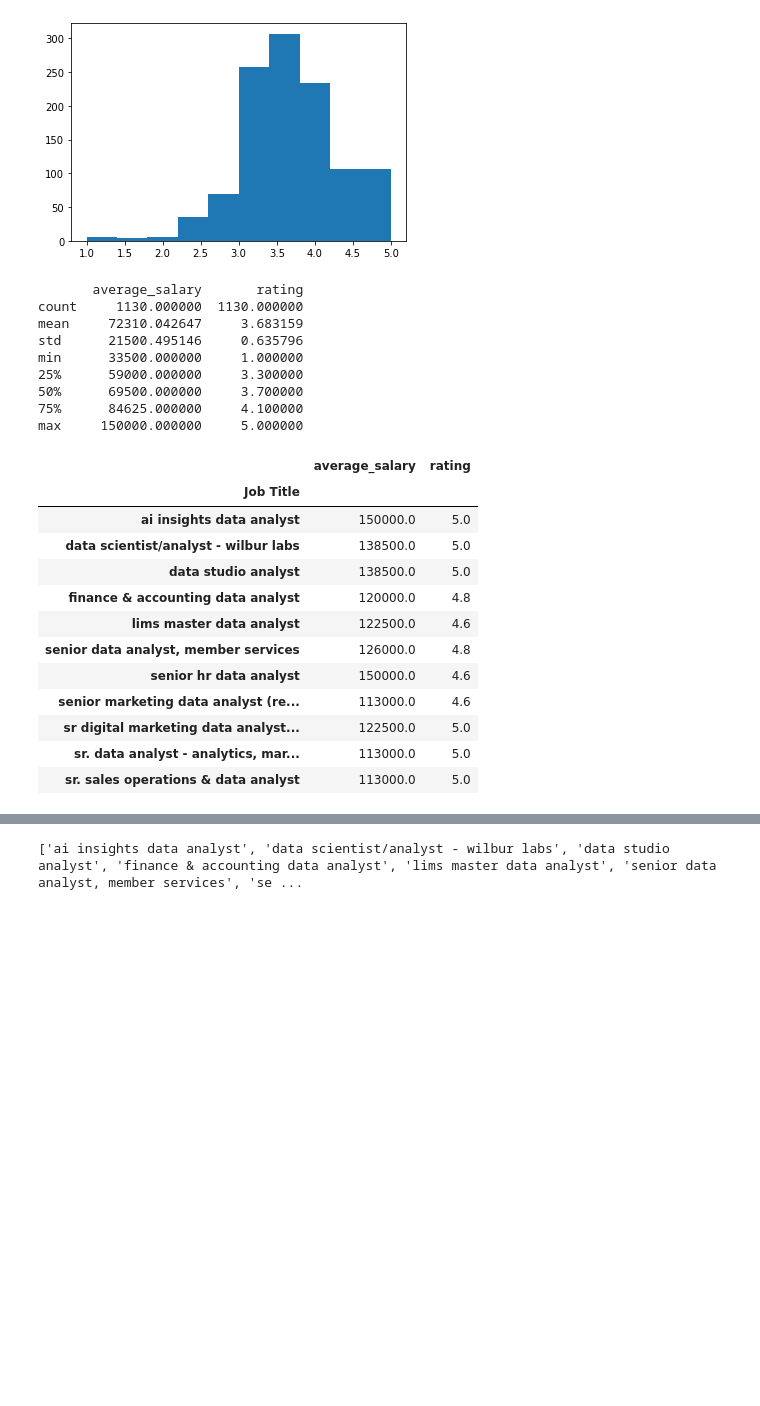
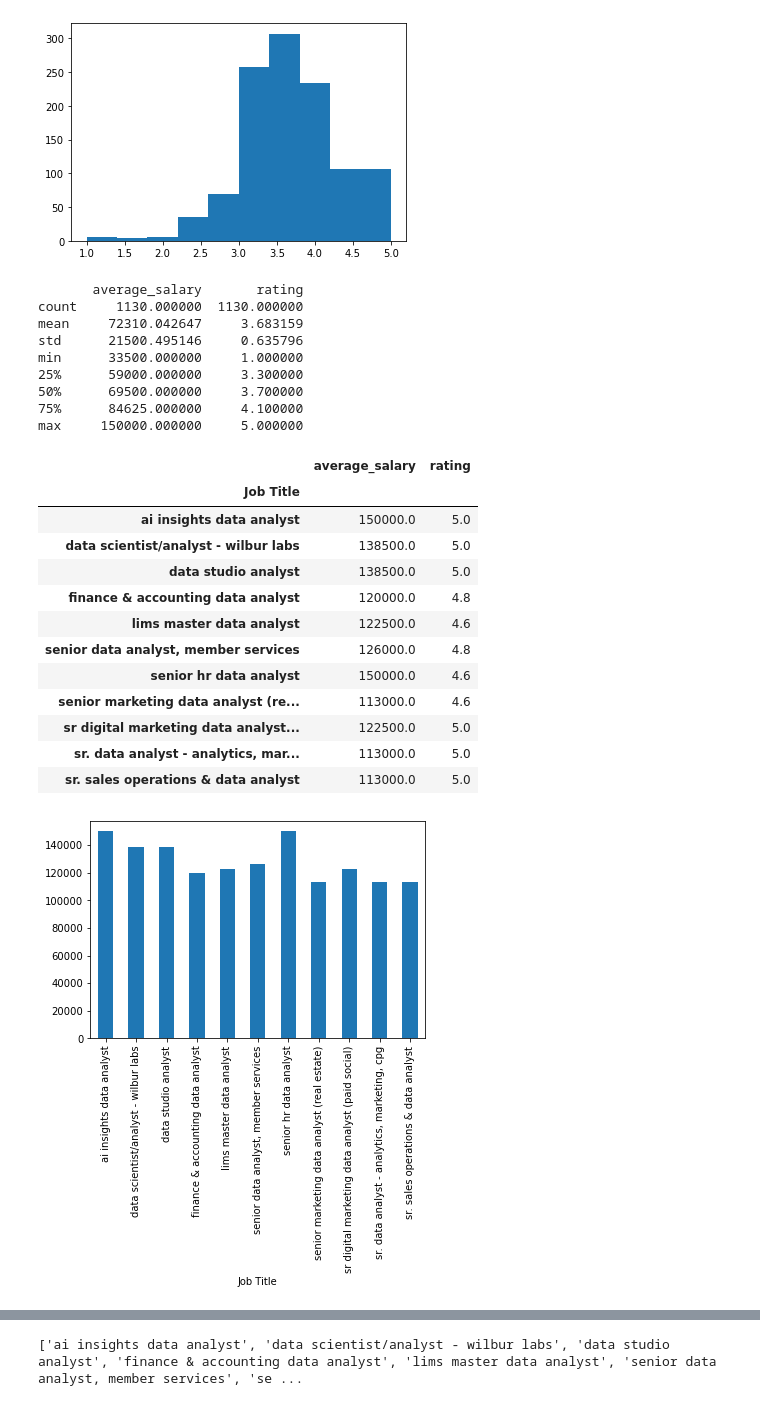
Before and after one commit to shuini888/AQI_Data_analysis, a Jupyter notebook: project_Data_analysis.ipynb, the cells around one changed output, grey strips where cells are left out. Drawn from its saved outputs; the diff is of its cells as text; code cells hidden in the pictures; blank space fills up the shorter version.

```diff
--- a/project_Data_analysis.ipynb
+++ b/project_Data_analysis.ipynb
@@ -430,28 +444,36 @@ plt.hist(new_df['rating'])  # most job rating cluster in the range of [3, 4]
 [figure]
 # %%
 print(new_df.describe())
-result = new_df[(new_df['average_salary'] >= 110000) & (new_df['rating'] > 4.5)]  # choose the best jobs with average_salary > 110000 and rating > 4.5
+# choose the best jobs with average_salary > 110000 and rating > 4.5
+result = new_df[(new_df['average_salary'] >= 110000) & (new_df['rating'] > 4.5)]
 display(result)
+result['average_salary'].plot.bar()
+plt.savefig('./average_salary.png')
+plt.show()
+result['rating'].plot.bar()
+plt.savefig('./rating.png')
+plt.show()
 # %% [output]
        average_salary       rating
 count     1130.000000  1130.000000
 mean     72310.042647     3.683159
 std      21500.495146     0.635796
 min      33500.000000     1.000000
 25%      59000.000000     3.300000
 50%      69500.000000     3.700000
 75%      84625.000000     4.100000
 max     150000.000000     5.000000
 |  | average_salary | rating |
 | Job Title |  |  |
 | ai insights data analyst | 150000.0 | 5.0 |
 | data scientist/analyst - wilbur labs | 138500.0 | 5.0 |
 | data studio analyst | 138500.0 | 5.0 |
 | finance & accounting data analyst | 120000.0 | 4.8 |
 | lims master data analyst | 122500.0 | 4.6 |
 | senior data analyst, member services | 126000.0 | 4.8 |
 | senior hr data analyst | 150000.0 | 4.6 |
 | senior marketing data analyst (re... | 113000.0 | 4.6 |
 | sr digital marketing data analyst... | 122500.0 | 5.0 |
 | sr. data analyst - analytics, mar... | 113000.0 | 5.0 |
 | sr. sales operations & data analyst | 113000.0 | 5.0 |
+[figure, added]
```
Also changed, not shown: parts of 12 cells of this notebook, 4 other files.
